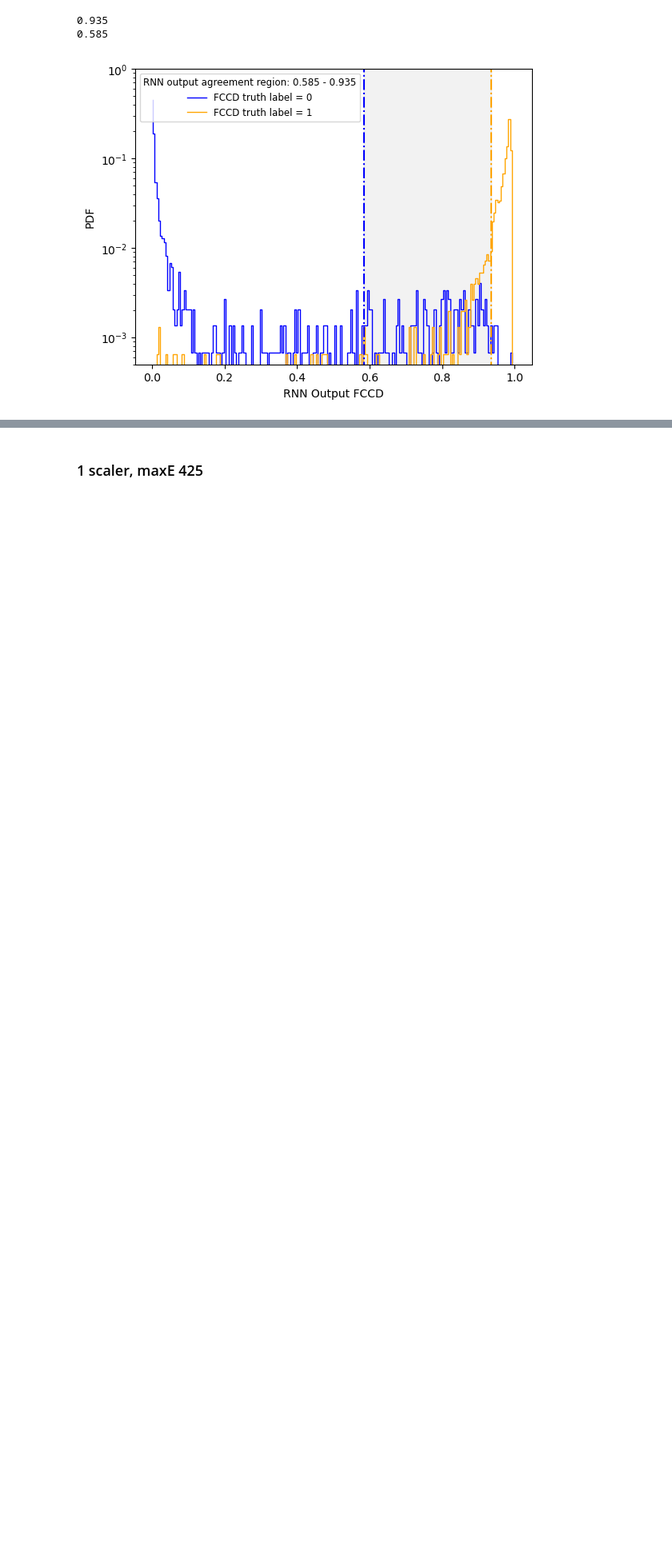
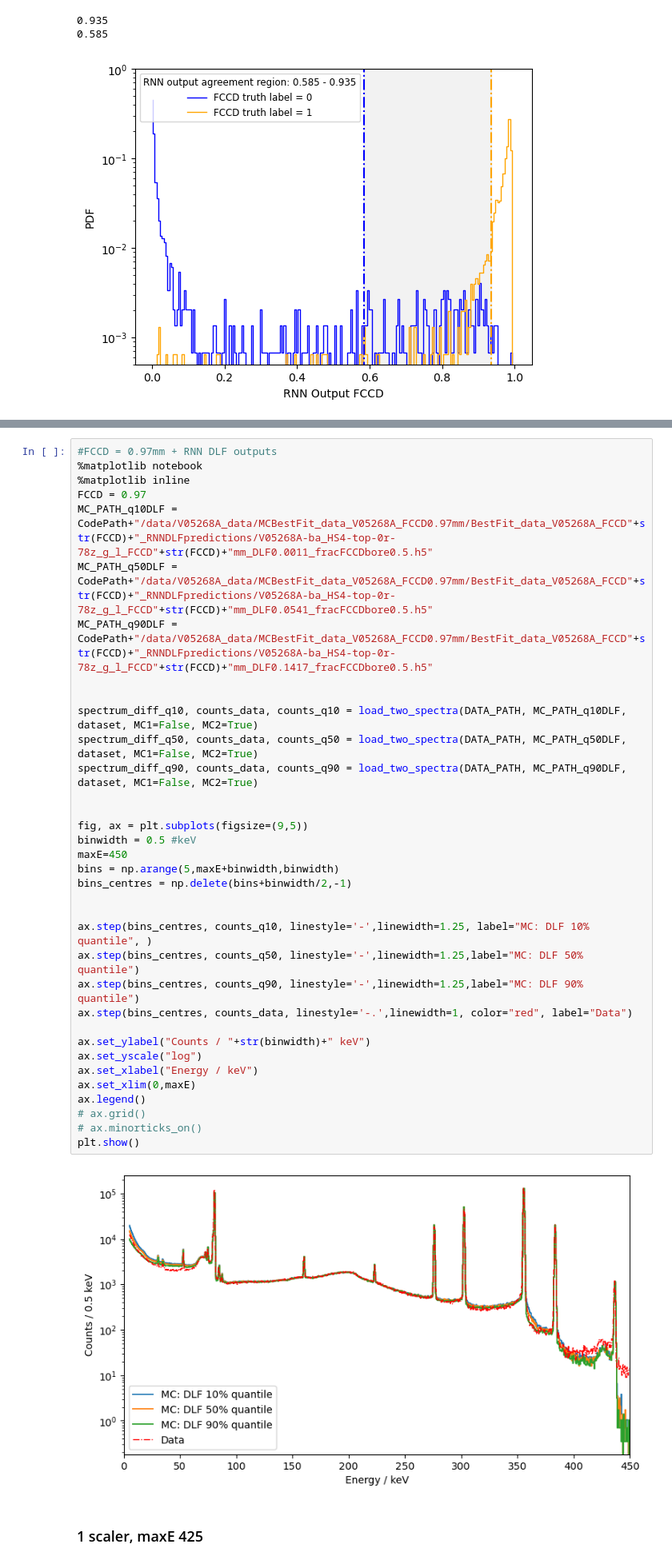
Before and after one commit to abialexander/RNN_DeadLayerFit, a Jupyter notebook: RNNperformance_RealData.ipynb, the cells around one changed output, grey strips where cells are left out. Shown at 80% size. Cells and saved outputs as stored; diff of their text form; blank space fills up the shorter version.

```diff
--- a/RNNperformance_RealData.ipynb
+++ b/RNNperformance_RealData.ipynb
@@ -368,3 +374,40 @@ plt.legend(fontsize=8.5)
+# %%
+#FCCD = 0.97mm + RNN DLF outputs
+%matplotlib notebook
+%matplotlib inline
+FCCD = 0.97
+MC_PATH_q10DLF = CodePath+"/data/V05268A_data/MCBestFit_data_V05268A_FCCD0.97mm/BestFit_data_V05268A_FCCD"+str(FCCD)+"_RNNDLFpredictions/V05268A-ba_HS4-top-0r-78z_g_l_FCCD"+str(FCCD)+"mm_DLF0.0011_fracFCCDbore0.5.h5"
+MC_PATH_q50DLF = CodePath+"/data/V05268A_data/MCBestFit_data_V05268A_FCCD0.97mm/BestFit_data_V05268A_FCCD"+str(FCCD)+"_RNNDLFpredictions/V05268A-ba_HS4-top-0r-78z_g_l_FCCD"+str(FCCD)+"mm_DLF0.0541_fracFCCDbore0.5.h5"
+MC_PATH_q90DLF = CodePath+"/data/V05268A_data/MCBestFit_data_V05268A_FCCD0.97mm/BestFit_data_V05268A_FCCD"+str(FCCD)+"_RNNDLFpredictions/V05268A-ba_HS4-top-0r-78z_g_l_FCCD"+str(FCCD)+"mm_DLF0.1417_fracFCCDbore0.5.h5"
+
+
+spectrum_diff_q10, counts_data, counts_q10 = load_two_spectra(DATA_PATH, MC_PATH_q10DLF, dataset, MC1=False, MC2=True)
+spectrum_diff_q50, counts_data, counts_q50 = load_two_spectra(DATA_PATH, MC_PATH_q50DLF, dataset, MC1=False, MC2=True)
+spectrum_diff_q90, counts_data, counts_q90 = load_two_spectra(DATA_PATH, MC_PATH_q90DLF, dataset, MC1=False, MC2=True)
+
+
+fig, ax = plt.subplots(figsize=(9,5))
+binwidth = 0.5 #keV
+maxE=450
+bins = np.arange(5,maxE+binwidth,binwidth)
+bins_centres = np.delete(bins+binwidth/2,-1)
+
+
+ax.step(bins_centres, counts_q10, linestyle='-',linewidth=1.25, label="MC: DLF 10% quantile", )
+ax.step(bins_centres, counts_q50, linestyle='-',linewidth=1.25,label="MC: DLF 50% quantile")
+ax.step(bins_centres, counts_q90, linestyle='-',linewidth=1.25,label="MC: DLF 90% quantile")
+ax.step(bins_centres, counts_data, linestyle='-.',linewidth=1, color="red", label="Data")
+
+ax.set_ylabel("Counts / "+str(binwidth)+" keV")
+ax.set_yscale("log")
+ax.set_xlabel("Energy / keV")
+ax.set_xlim(0,maxE)
+ax.legend()
+# ax.grid()
+# ax.minorticks_on()
+plt.show()
+# %% [output]
+[figure, added]
 # %% [markdown]
 ### 1 scaler, maxE 425
 # %%
```
Also changed, not shown: parts of 2 cells of this notebook, 6 other files.
